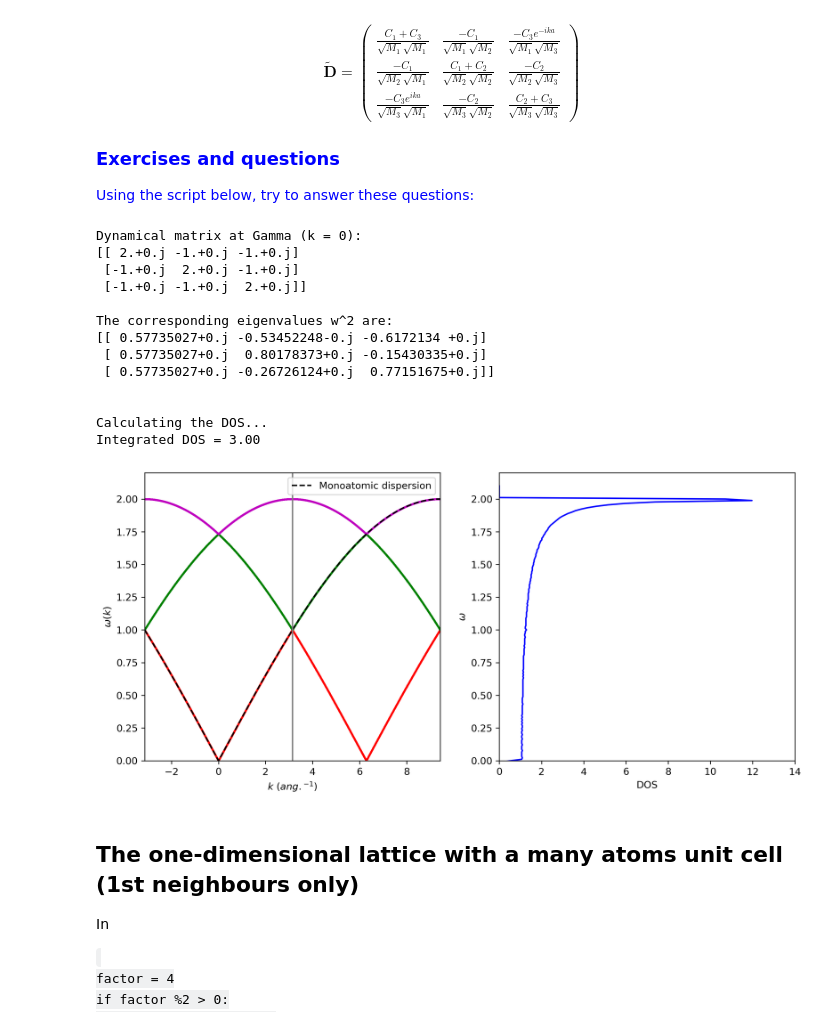
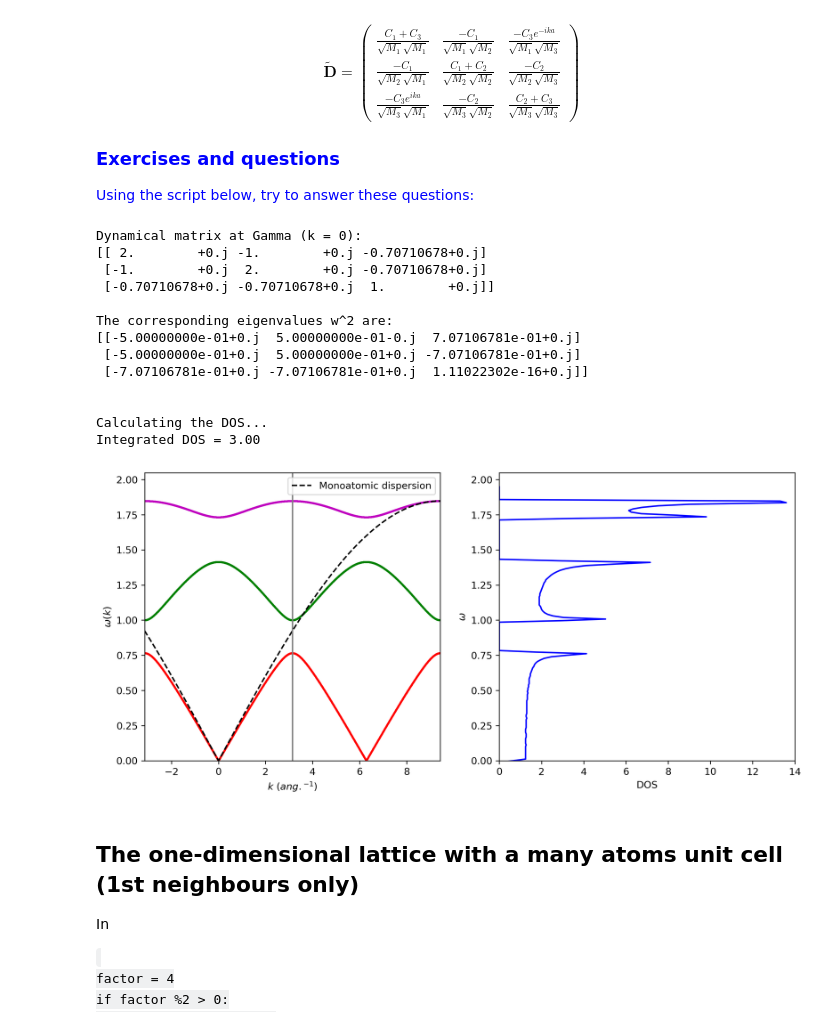
Before and after one commit to slemal-doc/jupyter_notebook_PhyMa, a Jupyter notebook: TP-Vibrations.ipynb, the cells around one changed output. Drawn from its saved outputs; the diff is of its cells as text; code cells hidden in the pictures.

```diff
--- a/TP-Vibrations.ipynb
+++ b/TP-Vibrations.ipynb
@@ -264,9 +277,9 @@ from pylab import *
 
 # set parameters
 
-M = [4.,6.] # set M1 and M2
-C = [2.,3.] # set C1 and C2
-a = 1. # cell parameter, in angstrom
+M = [2.,4.] # set M1 and M2
+C = [1.,2.] # set C1 and C2
+a = 1. # cell parameter
 N = len(M)
 
 print (str(N) + " atoms in the cell -> 2 bands along k." + '\n')
@@ -459,7 +472,7 @@ from pylab import *
 
 # set parameters
 
-M = [1.,1.,1.]
+M = [1.,1.,2.]
 C = [1.,1.,1.]
 
 #M = [1.4,1.8,2.2]
@@ -559,40 +572,40 @@ plt.plot(kokay[0],eigenvalues[0],'ro', ms = 1)
 plt.plot(kokay[1],eigenvalues[1],'go', ms = 1)
 plt.plot(kokay[2],eigenvalues[2],'mo', ms = 1)
 plt.plot(kmesh, max_w*abs(np.sin(kmesh*a/(2*N))),'k--', label='Monoatomic dispersion')
 
 plt.xlim(-np.pi,np.pi)
 plt.xlabel(r'$k$ $(ang.^{-1})$')
 plt.ylabel(r'$\omega (k)$')
 plt.ylim(0,max_w+0.2)
 plt.xlim(-np.pi/a,3*np.pi/a)
 plt.axvline(x=np.pi/a, c='gray')
 plt.legend(loc='best')
 
 plt.subplot(2,2,2,adjustable='datalim')
 plt.xlabel(r'DOS')
 plt.ylabel(r'$\omega$')
 plt.ylim(0,max_w+0.2)
 plt.xlim(0,14)
 #plt.fill_between(w_dos, w_space, w_dos)
 plt.plot(results_dos[1],results_dos[0], 'b', ms= 0.5)
 plt.savefig("1D_triatomic_chain_vibrations.pdf")
 
 print ('')
 # %% [output]
 Dynamical matrix at Gamma (k = 0):
-[[ 2.+0.j -1.+0.j -1.+0.j]
- [-1.+0.j  2.+0.j -1.+0.j]
- [-1.+0.j -1.+0.j  2.+0.j]]
+[[ 2.        +0.j -1.        +0.j -0.70710678+0.j]
+ [-1.        +0.j  2.        +0.j -0.70710678+0.j]
+ [-0.70710678+0.j -0.70710678+0.j  1.        +0.j]]
 
 The corresponding eigenvalues w^2 are:
-[[ 0.57735027+0.j -0.53452248-0.j -0.6172134 +0.j]
- [ 0.57735027+0.j  0.80178373+0.j -0.15430335+0.j]
- [ 0.57735027+0.j -0.26726124+0.j  0.77151675+0.j]]
+[[-5.00000000e-01+0.j  5.00000000e-01-0.j  7.07106781e-01+0.j]
+ [-5.00000000e-01+0.j  5.00000000e-01+0.j -7.07106781e-01+0.j]
+ [-7.07106781e-01+0.j -7.07106781e-01+0.j  1.11022302e-16+0.j]]
 
 
 Calculating the DOS...
 Integrated DOS = 3.00
-[figure, old version]
+[figure, new version]
 # %% [markdown]
 ## The one-dimensional lattice with  a many atoms unit cell (1st neighbours only)
 
```
Also changed, not shown: parts of 7 cells of this notebook, 4 other files.
